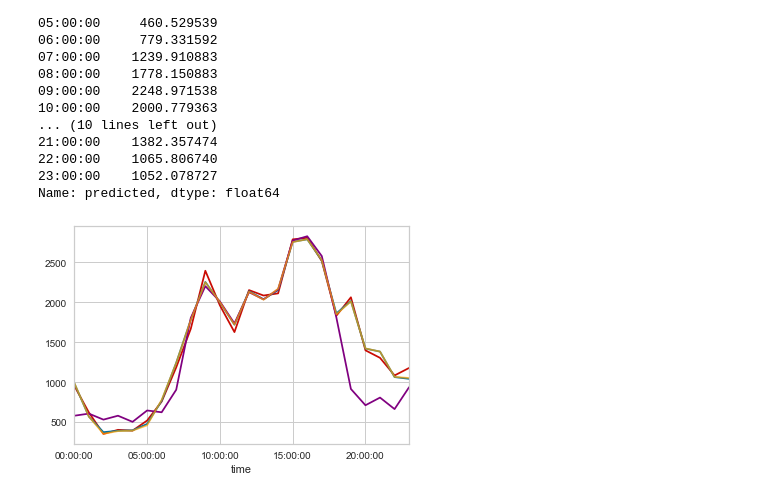
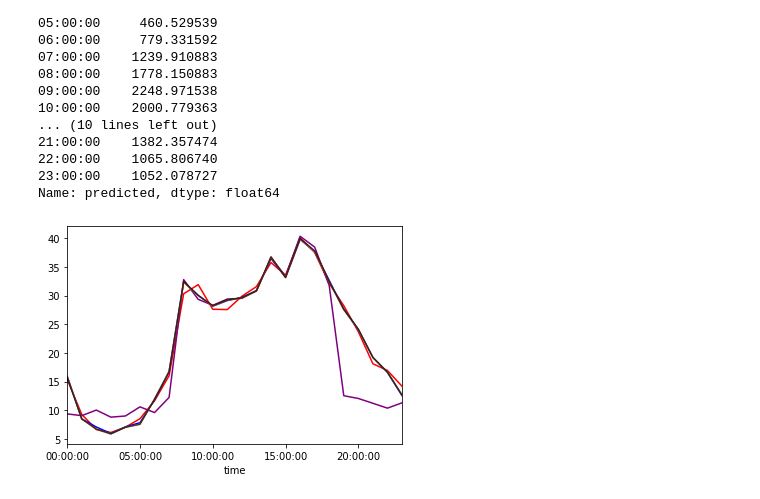
Before and after one commit to ghopping/Springboard_Capstone_1, a Jupyter notebook: GH_Capstone_1_regression.ipynb, the cells around one changed output. Drawn from its saved outputs; the diff is of its cells as text; code cells hidden in the pictures.

```diff
--- a/GH_Capstone_1_regression.ipynb
+++ b/GH_Capstone_1_regression.ipynb
@@ -590,0 +657,3 @@ plt.scatter(predicted_counts, actual_counts)
+# %%
+#Drop additional columns from trainin set
+X2_train.drop(columns=['accidents', 'AUX_OLS_DEP', 'BB_lambda'], inplace=True)
@@ -590,0 +665,3 @@ plt.scatter(predicted_counts, actual_counts)
+# %%
+m5 = sm.GLM(y2_train, X2_train, \
+    family=sm.families.NegativeBinomial(alpha=aux_ols_results.params[0])).fit()
@@ -624,6 +723,7 @@ _ = plt.plot(reg1_test_df.index, reg3_test_predict, label='Poisson')
 m2_predict = pd.DataFrame(m2.predict(X2_test), columns=['predicted']) # LR
 m3_predict = pd.DataFrame(m3.predict(X2_test), columns=['predicted']) # Lasso
 m4_predict = pd.DataFrame(m4.predict(X2_test), columns=['predicted']) # Poisson
+m5_predict = pd.DataFrame(m5.predict(X2_test), columns=['predicted']) # Negative Bionomial
 # %%
 
 m3_predict.head()
@@ -702,6 +797,12 @@ m4_predict_dow = pd.merge(acc_vol_intest_df,
                          left_on=acc_vol_intest_df.index,
                            right_on=m4_predict.index,
                             how='inner').set_index(acc_vol_intest_df.index).drop('key_0', axis=1)
+#merge linear regression prediction m4 onto df
+m5_predict_dow = pd.merge(acc_vol_intest_df,
+                          m5_predict.predicted,
+                         left_on=acc_vol_intest_df.index,
+                           right_on=m5_predict.index,
+                            how='inner').set_index(acc_vol_intest_df.index).drop('key_0', axis=1)
 # %%
 m4_predict_dow.groupby('time').sum().predicted
 # %% [output]
@@ -723,10 +824,11 @@ time
 23:00:00    1052.078727
 Name: predicted, dtype: float64
 # %%
-#Plot the sum of values of grouped hour verses grouped hour from each of the regressions
-_ = accident_volume_df.loc[y2_test.index].groupby('time').sum().accidents.plot(c='r')
-_ = m2_predict_dow.groupby('time').sum().predicted.plot(c='b')
-_ = m3_predict_dow.groupby('time').sum().predicted.plot(c='purple')
-_ = m4_predict_dow.groupby('time').sum().predicted.plot(c='orange', alpha=0.7)
+#Plot the mean of values of grouped hour verses grouped hour from each of the regressions
+_ = accident_volume_df.loc[y2_test.index].groupby('time').mean().accidents.plot(c='r')
+_ = m2_predict_dow.groupby('time').mean().predicted.plot(c='blue')
+_ = m3_predict_dow.groupby('time').mean().predicted.plot(c='purple')
+_ = m4_predict_dow.groupby('time').mean().predicted.plot(c='orange', alpha=0.7)
+_ = m5_predict_dow.groupby('time').mean().predicted.plot(c='black', alpha=0.7)
 # %% [output]
-[figure, old version]
+[figure, new version]
```
Also changed, not shown: parts of 31 cells of this notebook.
